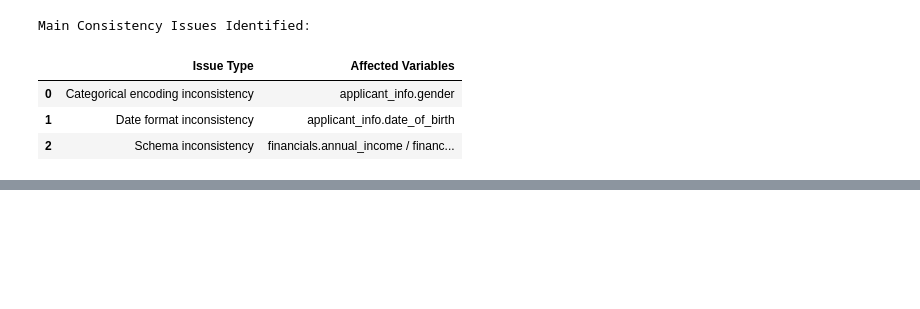
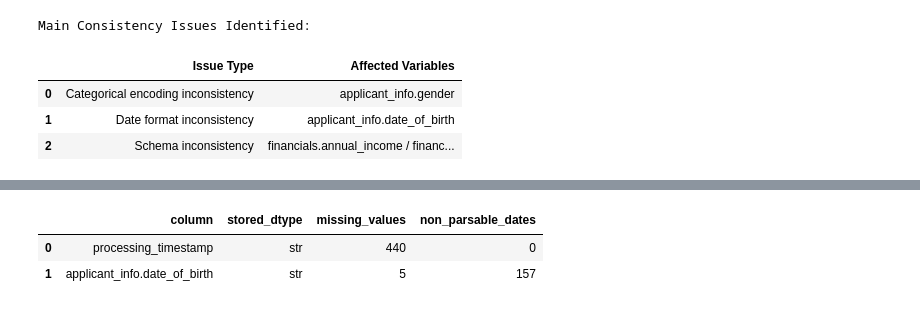
Before and after one commit to Beatrizboal/dego-project-team7, a Jupyter notebook: notebooks/01_data_quality.ipynb, the cells around one changed output, grey strips where cells are left out. Cells and saved outputs as stored; diff of their text form; code cells hidden in the pictures; blank space fills up the shorter version.

```diff
--- a/notebooks/01_data_quality.ipynb
+++ b/notebooks/01_data_quality.ipynb
@@ -310,0 +384,25 @@ Main Consistency Issues Identified:
+# %%
+temporal_columns = [
+    "processing_timestamp",
+    "applicant_info.date_of_birth"
+]
+
+results = []
+
+for col in temporal_columns:
+    parsed = pd.to_datetime(df_raw[col], errors="coerce")
+
+    invalid_dates = df_raw[col].notna().sum() - parsed.notna().sum()
+
+    results.append({
+        "column": col,
+        "stored_dtype": df_raw[col].dtype,
+        "missing_values": df_raw[col].isna().sum(),
+        "non_parsable_dates": invalid_dates
+    })
+
+pd.DataFrame(results)
+# %% [output]
+|  | column | stored_dtype | missing_values | non_parsable_dates |
+| 0 | processing_timestamp | str | 440 | 0 |
+| 1 | applicant_info.date_of_birth | str | 5 | 157 |
```
Also changed, not shown: parts of 15 cells of this notebook.
